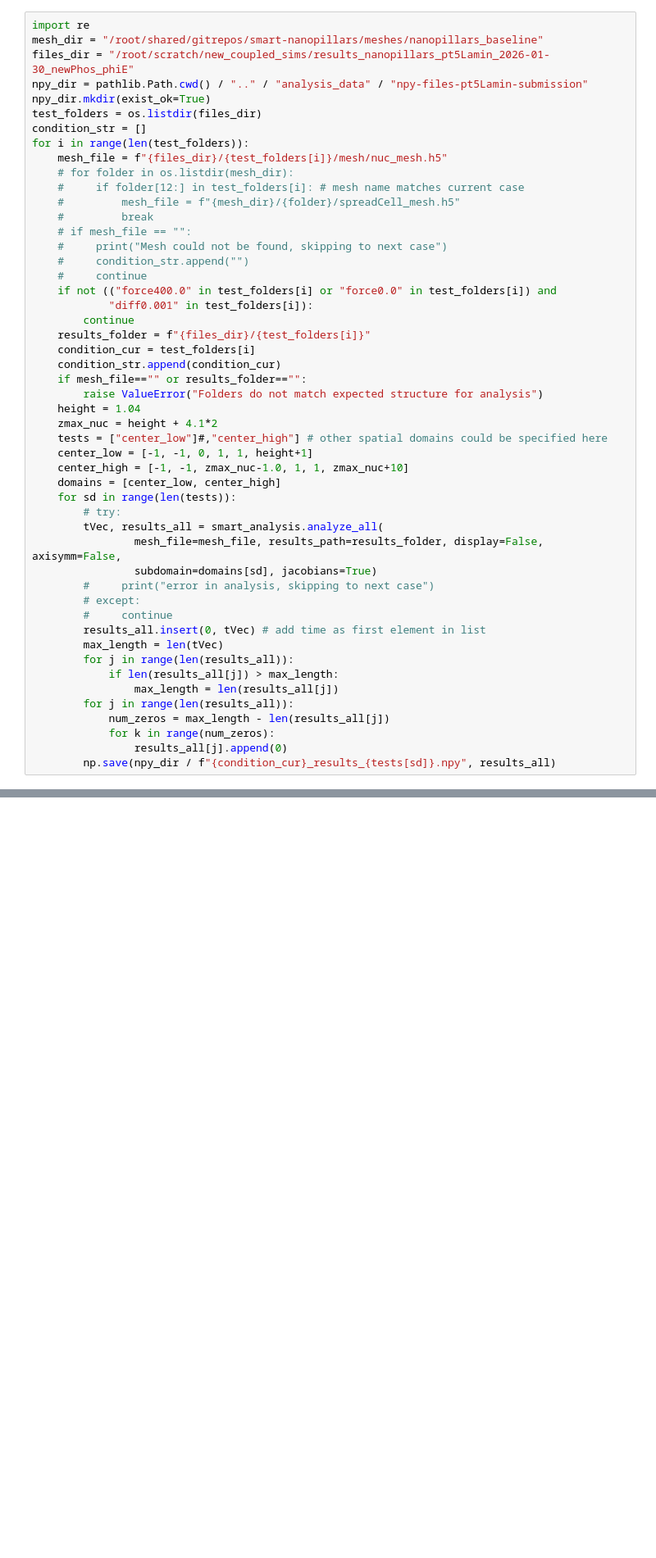
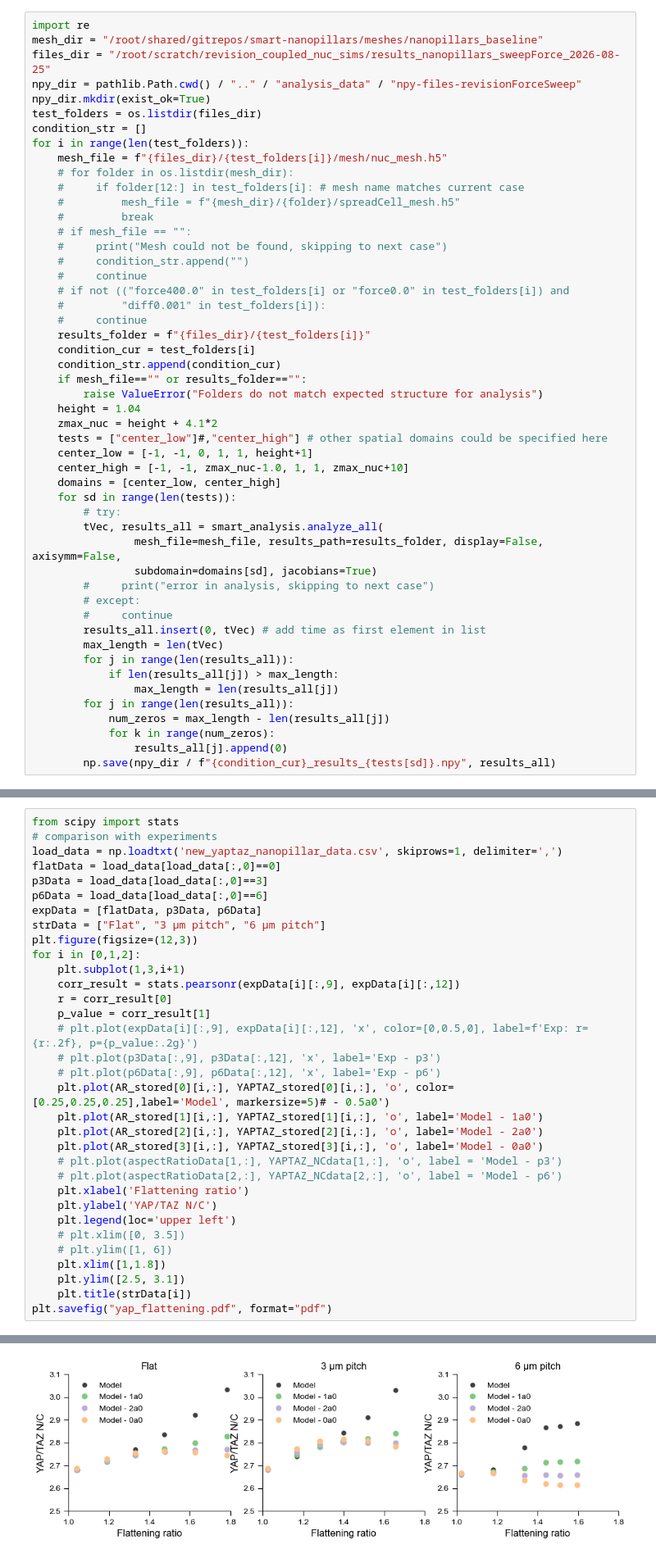
Before and after one commit to RangamaniLabUCSD/smart-mechanotransduction, a Jupyter notebook: plotting/mech_figs.ipynb, the cells around one changed output, grey strips where cells are left out. Shown at 82% size. Drawn from its saved outputs; the diff is of its cells as text; blank space fills up the shorter version.

Commit message:
Updates to code associated with manuscript revisions - new file included for computing rupture likelihoods

```diff
--- a/plotting/mech_figs.ipynb
+++ b/plotting/mech_figs.ipynb
@@ -18,8 +18,8 @@ This runs data analysis on all simulations in all subfolders within the folder s
 # %%
 import re
 mesh_dir = "/root/shared/gitrepos/smart-nanopillars/meshes/nanopillars_baseline"
-files_dir = "/root/scratch/new_coupled_sims/results_nanopillars_pt5Lamin_2026-01-30_newPhos_phiE"
-npy_dir = pathlib.Path.cwd() / ".." / "analysis_data" / "npy-files-pt5Lamin-submission"
+files_dir = "/root/scratch/revision_coupled_nuc_sims/results_nanopillars_sweepForce_2026-08-25"
+npy_dir = pathlib.Path.cwd() / ".." / "analysis_data" / "npy-files-revisionForceSweep"
 npy_dir.mkdir(exist_ok=True)
 test_folders = os.listdir(files_dir)
 condition_str = []
@@ -33,9 +33,9 @@ for i in range(len(test_folders)):
     #     print("Mesh could not be found, skipping to next case")
     #     condition_str.append("")
     #     continue
-    if not (("force400.0" in test_folders[i] or "force0.0" in test_folders[i]) and
-            "diff0.001" in test_folders[i]):
-        continue
+    # if not (("force400.0" in test_folders[i] or "force0.0" in test_folders[i]) and
+    #         "diff0.001" in test_folders[i]):
+    #     continue
     results_folder = f"{files_dir}/{test_folders[i]}"
     condition_cur = test_folders[i]
     condition_str.append(condition_cur)
@@ -396,0 +521,34 @@ plt.savefig("cap_stress.pdf", format="pdf")
+# %%
+from scipy import stats
+# comparison with experiments
+load_data = np.loadtxt('new_yaptaz_nanopillar_data.csv', skiprows=1, delimiter=',')
+flatData = load_data[load_data[:,0]==0]
+p3Data = load_data[load_data[:,0]==3]
+p6Data = load_data[load_data[:,0]==6]
+expData = [flatData, p3Data, p6Data]
+strData = ["Flat", "3 µm pitch", "6 µm pitch"]
+plt.figure(figsize=(12,3))
+for i in [0,1,2]:
+    plt.subplot(1,3,i+1)
+    corr_result = stats.pearsonr(expData[i][:,9], expData[i][:,12])
+    r = corr_result[0]
+    p_value = corr_result[1]
+    # plt.plot(expData[i][:,9], expData[i][:,12], 'x', color=[0,0.5,0], label=f'Exp: r={r:.2f}, p={p_value:.2g}')
+    # plt.plot(p3Data[:,9], p3Data[:,12], 'x', label='Exp - p3')
+    # plt.plot(p6Data[:,9], p6Data[:,12], 'x', label='Exp - p6')
+    plt.plot(AR_stored[0][i,:], YAPTAZ_stored[0][i,:], 'o', color=[0.25,0.25,0.25],label='Model', markersize=5)# - 0.5a0')
+    plt.plot(AR_stored[1][i,:], YAPTAZ_stored[1][i,:], 'o', label='Model - 1a0')
+    plt.plot(AR_stored[2][i,:], YAPTAZ_stored[2][i,:], 'o', label='Model - 2a0')
+    plt.plot(AR_stored[3][i,:], YAPTAZ_stored[3][i,:], 'o', label='Model - 0a0')
+    # plt.plot(aspectRatioData[1,:], YAPTAZ_NCdata[1,:], 'o', label = 'Model - p3')
+    # plt.plot(aspectRatioData[2,:], YAPTAZ_NCdata[2,:], 'o', label = 'Model - p6')
+    plt.xlabel('Flattening ratio')
+    plt.ylabel('YAP/TAZ N/C')
+    plt.legend(loc='upper left')
+    # plt.xlim([0, 3.5])
+    # plt.ylim([1, 6])
+    plt.xlim([1,1.8])
+    plt.ylim([2.5, 3.1])
+    plt.title(strData[i])
+plt.savefig("yap_flattening.pdf", format="pdf")
+# %% [output]
@@ -396,0 +572 @@ plt.savefig("cap_stress.pdf", format="pdf")
+[figure, added]
```
Also changed, not shown: parts of 15 cells of this notebook, 13 other files.
